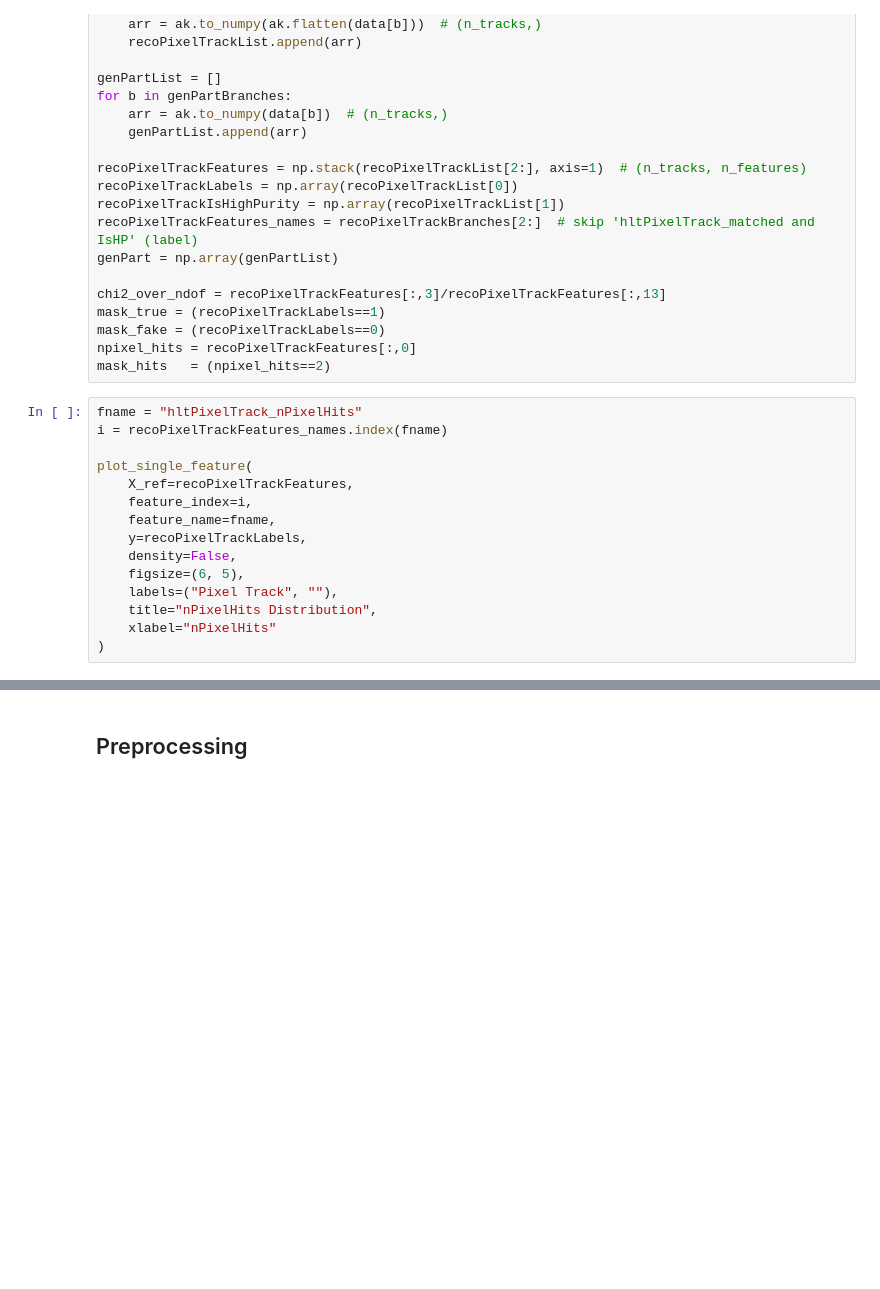
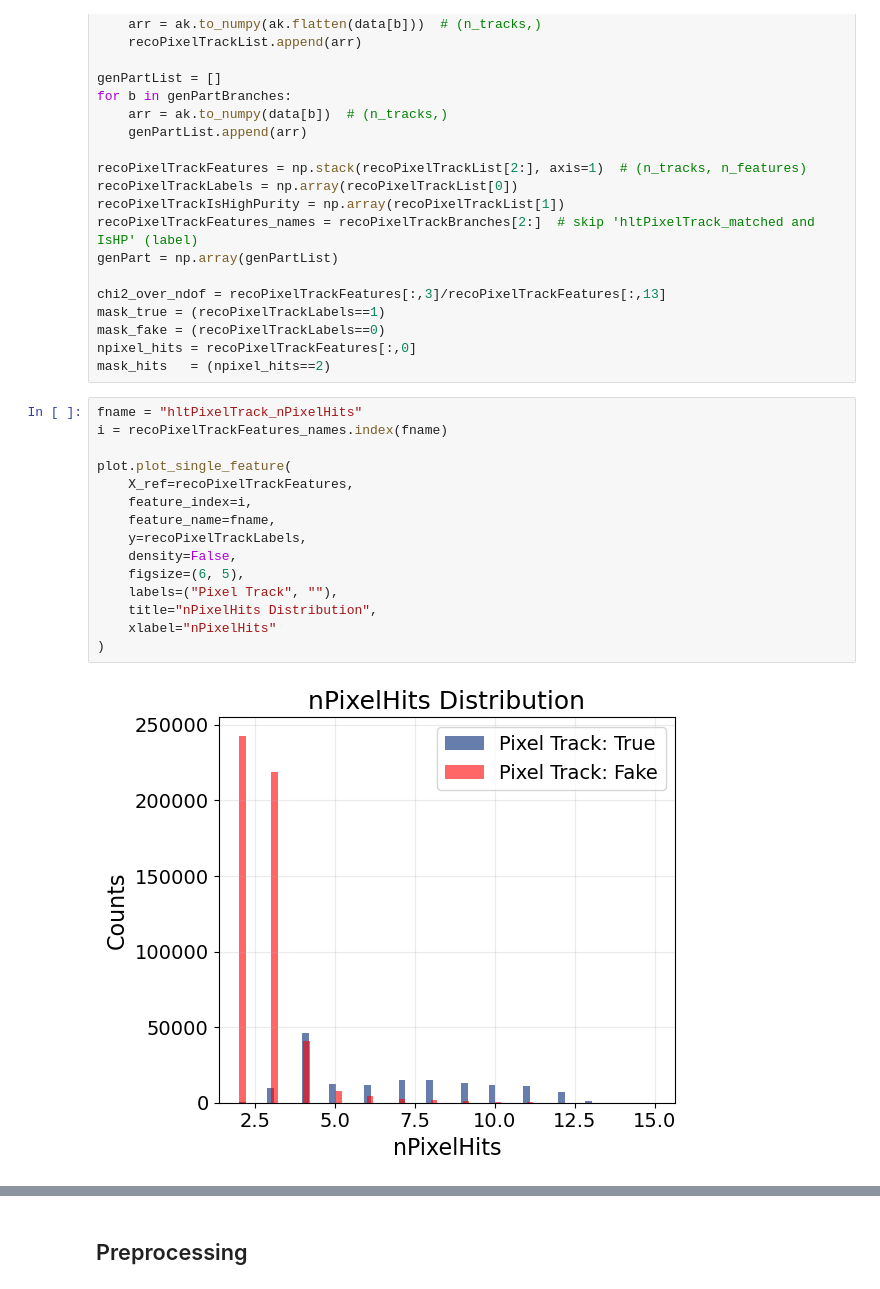
Before and after one commit to EmanueleCoradin/TrackSelectorDNN, a Jupyter notebook: ReadRootData.ipynb, the cells around one changed output, grey strips where cells are left out. Drawn from its saved outputs; the diff is of its cells as text; blank space fills up the shorter version.

```diff
--- a/ReadRootData.ipynb
+++ b/ReadRootData.ipynb
@@ -362,15 +156,17 @@ mask_hits   = (npixel_hits==2)
 # %%
 fname = "hltPixelTrack_nPixelHits"
 i = recoPixelTrackFeatures_names.index(fname)
 
-plot_single_feature(
+plot.plot_single_feature(
     X_ref=recoPixelTrackFeatures,
     feature_index=i,
     feature_name=fname,
     y=recoPixelTrackLabels,
     density=False,
     figsize=(6, 5),
     labels=("Pixel Track", ""),
     title="nPixelHits Distribution",
     xlabel="nPixelHits"
 )
+# %% [output]
+[figure, added]
```
Also changed, not shown: parts of 34 cells of this notebook, 16 other files.
